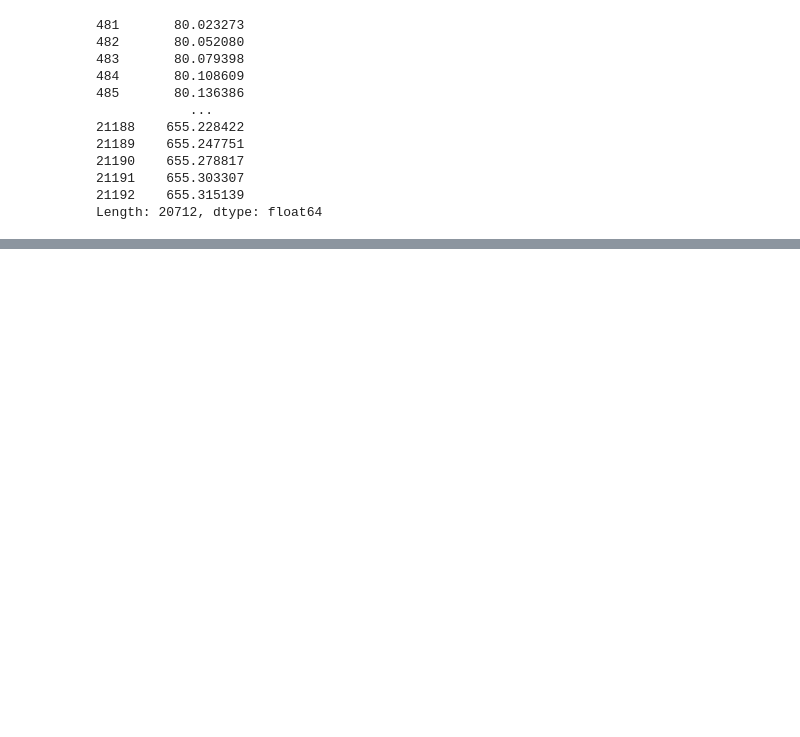
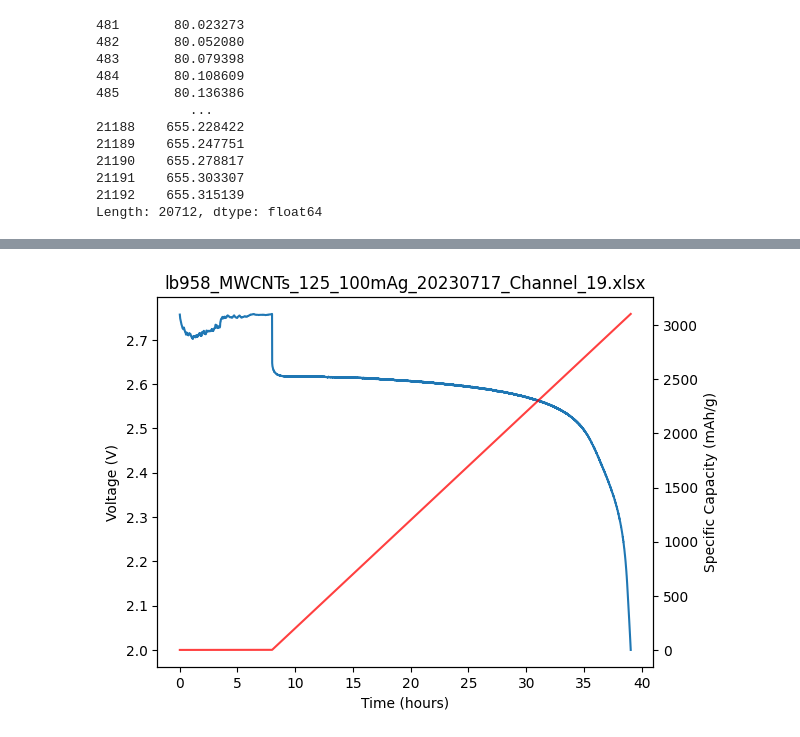
Before and after one commit to elbee99/midi, a Jupyter notebook: cell_plotting.ipynb, the cells around one changed output, grey strips where cells are left out. Cells and saved outputs as stored; diff of their text form; code cells hidden in the pictures; blank space fills up the shorter version.

```diff
--- a/cell_plotting.ipynb
+++ b/cell_plotting.ipynb
@@ -90,0 +250,7 @@ Length: 20712, dtype: float64
+# %%
+cell_100mAg_125_path = r"C:\Users\lb958\OneDrive - University of Cambridge\Data\Midi\Cell\lb958_MWCNTs_125_100mAg_20230717\Channel_19\lb958_MWCNTs_125_100mAg_20230717_Channel_19.xlsx"
+cell_100mAg_125_mass = 1.25
+plot_cell_data(cell_100mAg_125_path, cell_100mAg_125_mass, saveas = r"C:\Users\lb958\OneDrive - University of Cambridge\Data\Midi\Cell\lb958_MWCNTs_125_100mAg_20230717\Channel_19\lb958_MWCNTs_125_100mAg_20230717_Channel_19.png",
+               show_discharge = True,)
+# %% [output]
+[figure, added]
```
Also changed, not shown: parts of 13 cells of this notebook, 2 other files.
